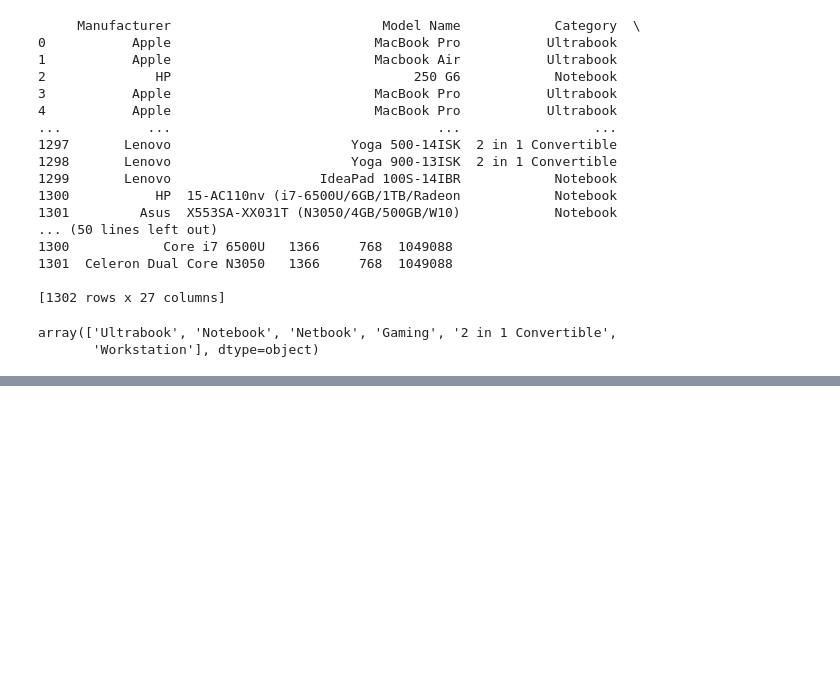
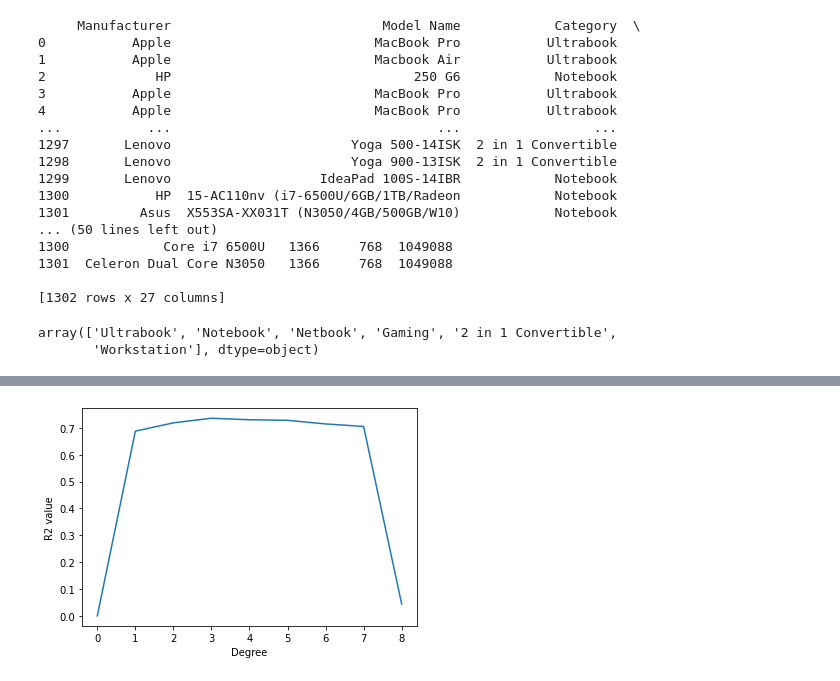
Before and after one commit to nicholasm185/Data-Science-Final-Project, a Jupyter notebook: multi_polynomial_regression.ipynb, the cells around one changed output, grey strips where cells are left out. Saved outputs shown, nothing was run; the diff lists cells and outputs as text; code cells hidden in the pictures; blank space fills up the shorter version.

```diff
--- a/multi_polynomial_regression.ipynb
+++ b/multi_polynomial_regression.ipynb
@@ -57,0 +82,4 @@ results = pd.DataFrame()
+# %%
+findDegree(Gaming)
+# %% [output]
+[figure, added]
```
Also changed, not shown: parts of 14 cells of this notebook.
